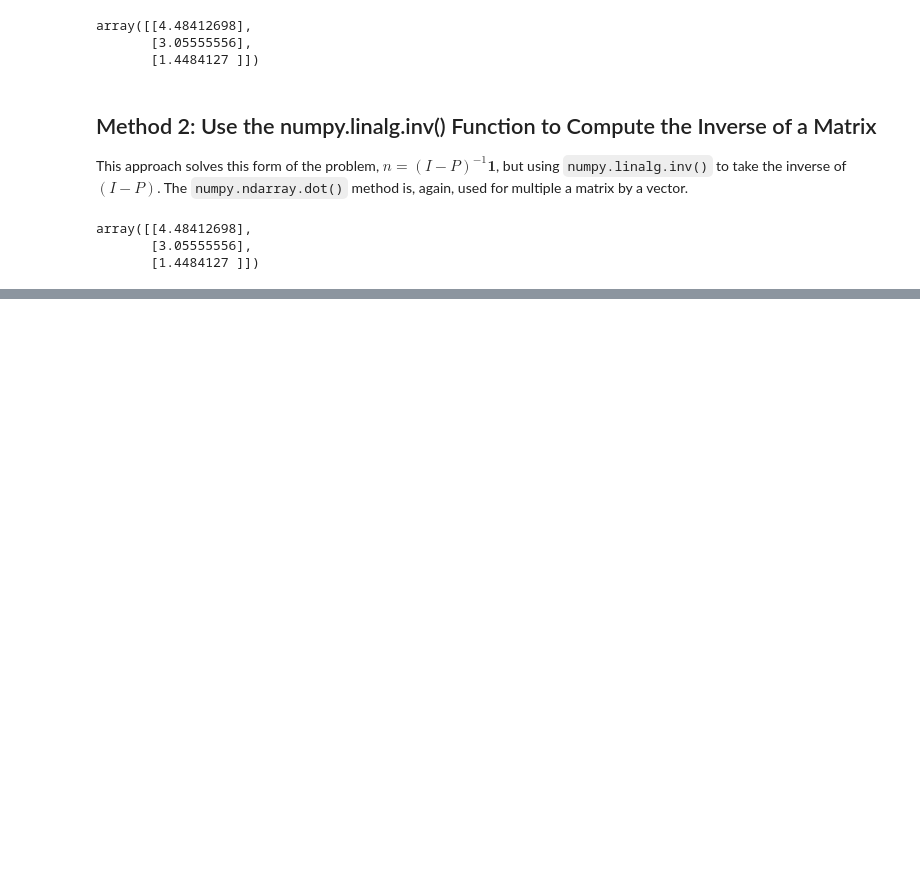
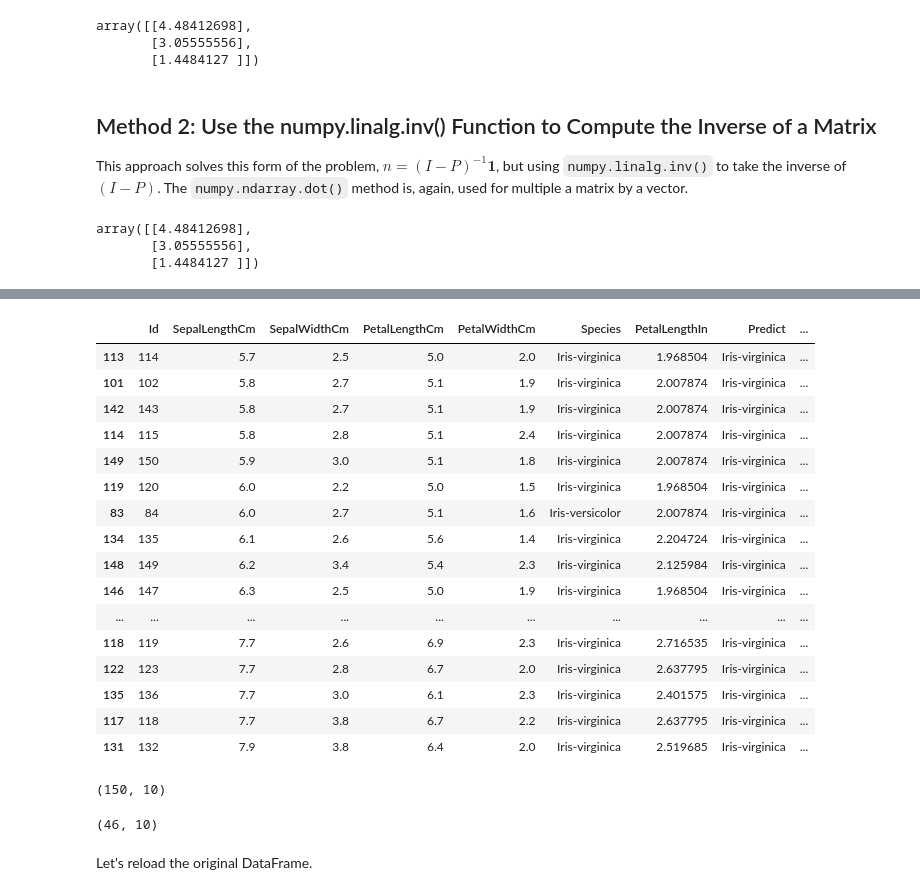
Before and after one commit to jrb28/pbc2023, a Jupyter notebook: M5/M5Class.ipynb, the cells around one changed output, grey strips where cells are left out. Drawn from its saved outputs; the diff is of its cells as text; code cells hidden in the pictures; blank space fills up the shorter version.

```diff
--- a/M5/M5Class.ipynb
+++ b/M5/M5Class.ipynb
@@ -357,0 +1081,3 @@ array([[4.48412698],
+# %%
+df.dropna(inplace=True)
+df
@@ -357,0 +1098,5 @@ array([[4.48412698],
+# %%
+dfAdd = pd.DataFrame([[151,5.0,17,1.4,0.2,np.NaN,0.57,np.NaN],[152,5.0,18,1.4,0.2,np.NaN,0.57,np.NaN]], columns=['Id', 'SepalLengthCm', 'SepalWidthCm', 'PetalLengthCm', 'PetalWidthCm',
+ 'Species', 'PetalLengthIn', 'Predict'])
+df = df.append(dfAdd)
+df
@@ -357,0 +1117,3 @@ array([[4.48412698],
+# %%
+df['Species'].fillna('NotSpecified',inplace=True)
+df
@@ -357,0 +1134,3 @@ array([[4.48412698],
+# %%
+df.dropna(subset = ['Predict'],inplace=True)
+df
@@ -357,0 +1192,24 @@ array([[4.48412698],
+# %%
+df[df['PetalLengthCm'] >= 5.0]
+# %% [output]
+|  | Id | SepalLengthCm | SepalWidthCm | PetalLengthCm | PetalWidthCm | Species | PetalLengthIn | Predict | ... |
+| 113 | 114 | 5.7 | 2.5 | 5.0 | 2.0 | Iris-virginica | 1.968504 | Iris-virginica | ... |
+| 101 | 102 | 5.8 | 2.7 | 5.1 | 1.9 | Iris-virginica | 2.007874 | Iris-virginica | ... |
+| 142 | 143 | 5.8 | 2.7 | 5.1 | 1.9 | Iris-virginica | 2.007874 | Iris-virginica | ... |
+| 114 | 115 | 5.8 | 2.8 | 5.1 | 2.4 | Iris-virginica | 2.007874 | Iris-virginica | ... |
+| 149 | 150 | 5.9 | 3.0 | 5.1 | 1.8 | Iris-virginica | 2.007874 | Iris-virginica | ... |
+| 119 | 120 | 6.0 | 2.2 | 5.0 | 1.5 | Iris-virginica | 1.968504 | Iris-virginica | ... |
+| 83 | 84 | 6.0 | 2.7 | 5.1 | 1.6 | Iris-versicolor | 2.007874 | Iris-virginica | ... |
+| 134 | 135 | 6.1 | 2.6 | 5.6 | 1.4 | Iris-virginica | 2.204724 | Iris-virginica | ... |
+| 148 | 149 | 6.2 | 3.4 | 5.4 | 2.3 | Iris-virginica | 2.125984 | Iris-virginica | ... |
+| 146 | 147 | 6.3 | 2.5 | 5.0 | 1.9 | Iris-virginica | 1.968504 | Iris-virginica | ... |
+| ... | ... | ... | ... | ... | ... | ... | ... | ... | ... |
+| 118 | 119 | 7.7 | 2.6 | 6.9 | 2.3 | Iris-virginica | 2.716535 | Iris-virginica | ... |
+| 122 | 123 | 7.7 | 2.8 | 6.7 | 2.0 | Iris-virginica | 2.637795 | Iris-virginica | ... |
+| 135 | 136 | 7.7 | 3.0 | 6.1 | 2.3 | Iris-virginica | 2.401575 | Iris-virginica | ... |
+| 117 | 118 | 7.7 | 3.8 | 6.7 | 2.2 | Iris-virginica | 2.637795 | Iris-virginica | ... |
+| 131 | 132 | 7.9 | 3.8 | 6.4 | 2.0 | Iris-virginica | 2.519685 | Iris-virginica | ... |
+# %%
+df.shape
+# %% [output]
+(150, 10)
@@ -357,0 +1218,6 @@ array([[4.48412698],
+# %%
+df.shape
+# %% [output]
+(46, 10)
+# %% [markdown]
+Let's reload the original DataFrame.
```
Also changed, not shown: parts of 146 cells of this notebook.
